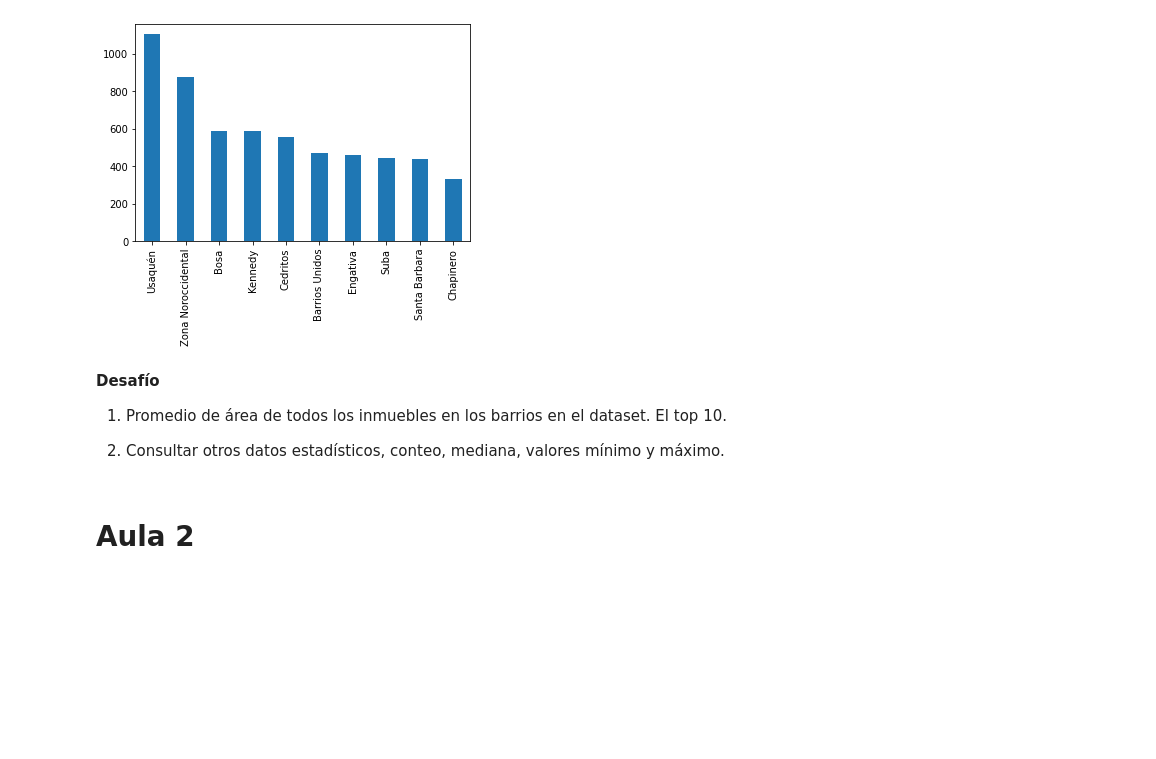
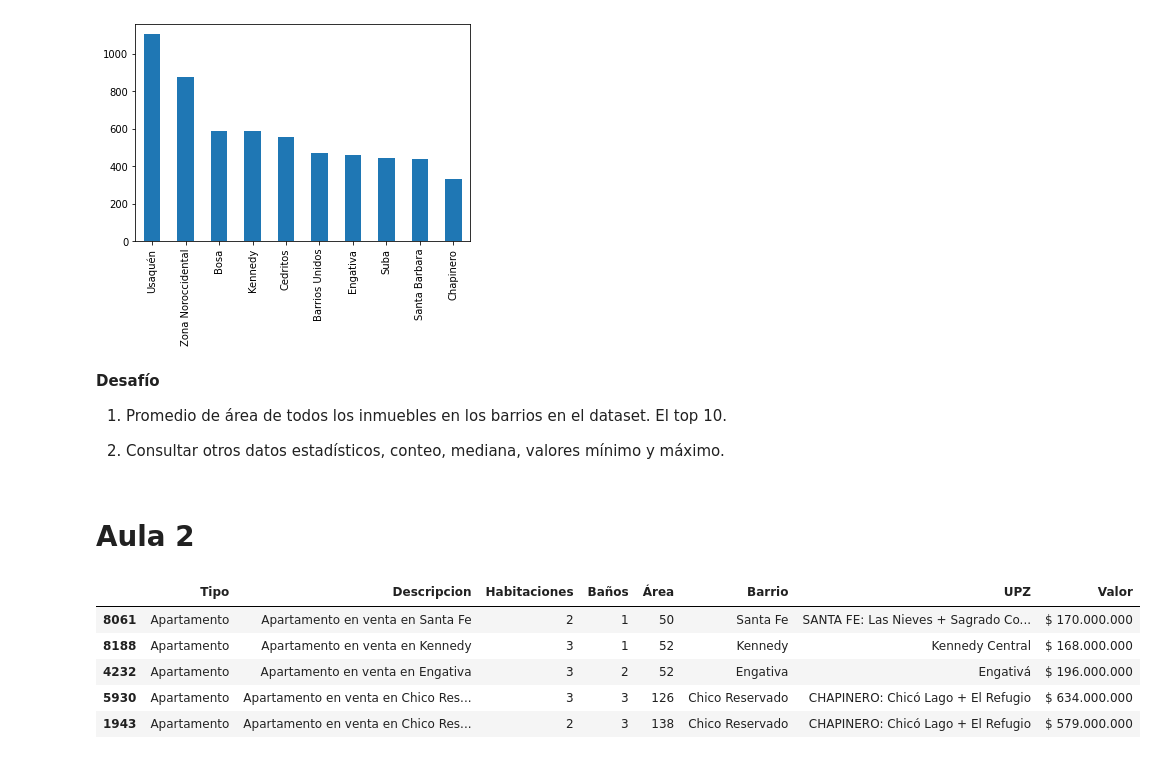
Before and after one commit to Gibbor-SAP/Inmesion_Datos_AluraLatam, a Jupyter notebook: Inmersion_datos_Alura.ipynb, the cells around one changed output. Cells and saved outputs as stored; diff of their text form; code cells hidden in the pictures; blank space fills up the shorter version.

```diff
--- a/Inmersion_datos_Alura.ipynb
+++ b/Inmersion_datos_Alura.ipynb
@@ -208,3 +208,12 @@ inmuebles_barrio.head(10).plot.bar() #con el parametro head podemos seleccionar
 2. Consultar otros datos estadísticos, conteo, mediana, valores mínimo y máximo.
 # %% [markdown]
 # **Aula 2**
+# %%
+inmuebles.sample(5)
+# %% [output]
+|  | Tipo | Descripcion | Habitaciones | Baños | Área | Barrio | UPZ | Valor |
+| 8061 | Apartamento | Apartamento en venta en Santa Fe | 2 | 1 | 50 | Santa Fe | SANTA FE: Las Nieves + Sagrado Co... | $ 170.000.000 |
+| 8188 | Apartamento | Apartamento en venta en Kennedy | 3 | 1 | 52 | Kennedy | Kennedy Central | $ 168.000.000 |
+| 4232 | Apartamento | Apartamento en venta en Engativa | 3 | 2 | 52 | Engativa | Engativá | $ 196.000.000 |
+| 5930 | Apartamento | Apartamento en venta en Chico Res... | 3 | 3 | 126 | Chico Reservado | CHAPINERO: Chicó Lago + El Refugio | $ 634.000.000 |
+| 1943 | Apartamento | Apartamento en venta en Chico Res... | 2 | 3 | 138 | Chico Reservado | CHAPINERO: Chicó Lago + El Refugio | $ 579.000.000 |
```
Also changed, not shown: parts of 21 cells of this notebook.
